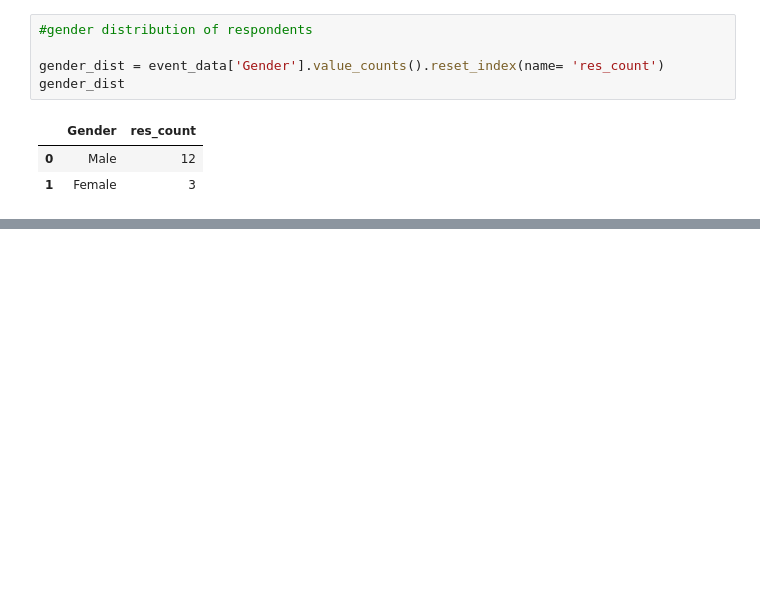
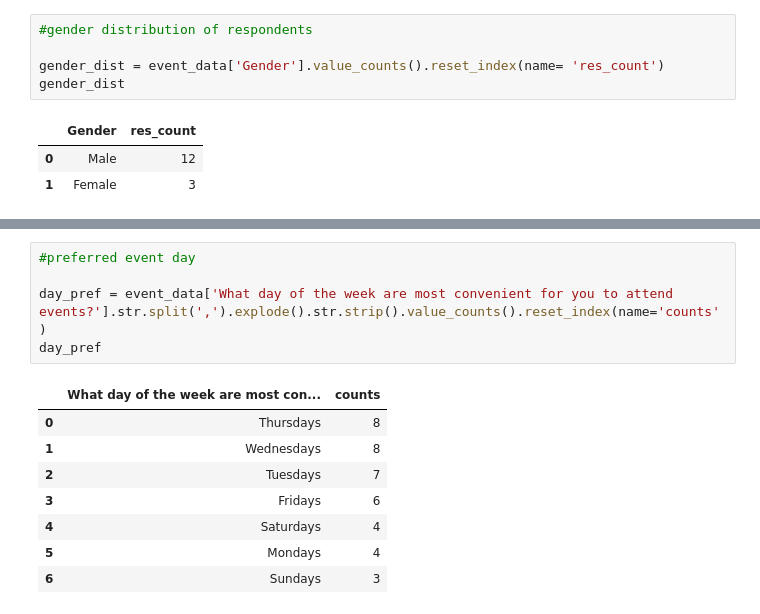
Before and after one commit to djibril968/Tribe_related_projects, a Jupyter notebook: spring_events_analytics.ipynb, the cells around one changed output, grey strips where cells are left out. Cells and saved outputs as stored; diff of their text form; blank space fills up the shorter version.

```diff
--- a/spring_events_analytics.ipynb
+++ b/spring_events_analytics.ipynb
@@ -155,0 +173,14 @@ gender_dist
+# %%
+#preferred event day
+
+day_pref = event_data['What day of the week are most convenient for you to attend events?'].str.split(',').explode().str.strip().value_counts().reset_index(name='counts')
+day_pref
+# %% [output]
+|  | What day of the week are most con... | counts |
+| 0 | Thursdays | 8 |
+| 1 | Wednesdays | 8 |
+| 2 | Tuesdays | 7 |
+| 3 | Fridays | 6 |
+| 4 | Saturdays | 4 |
+| 5 | Mondays | 4 |
+| 6 | Sundays | 3 |
```
Also changed, not shown: parts of 2 cells of this notebook.
